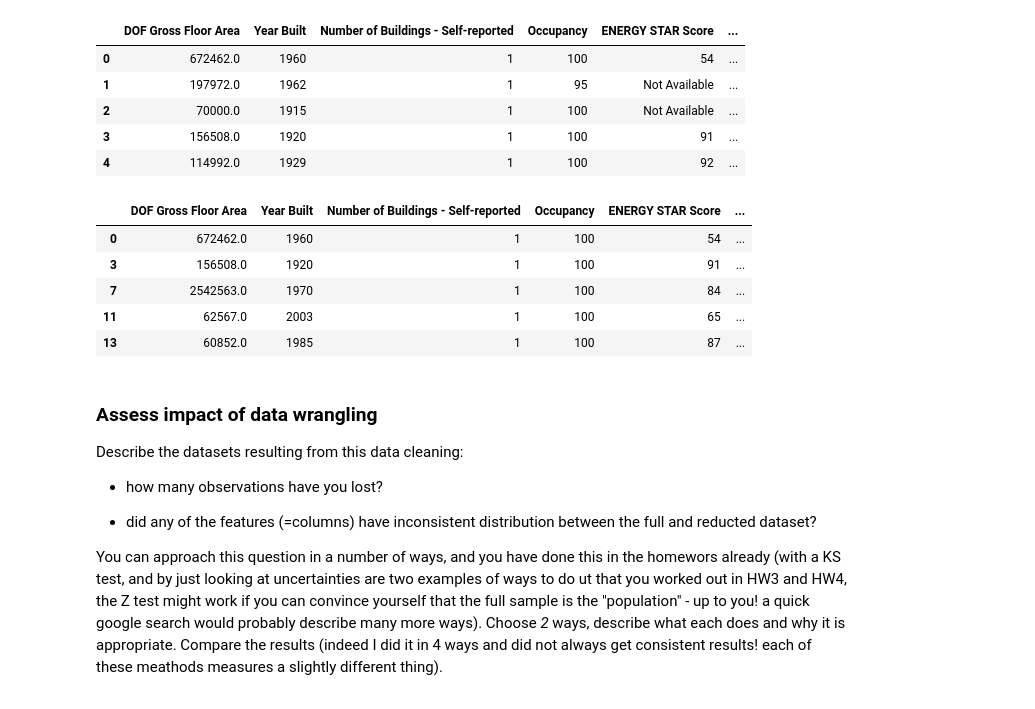
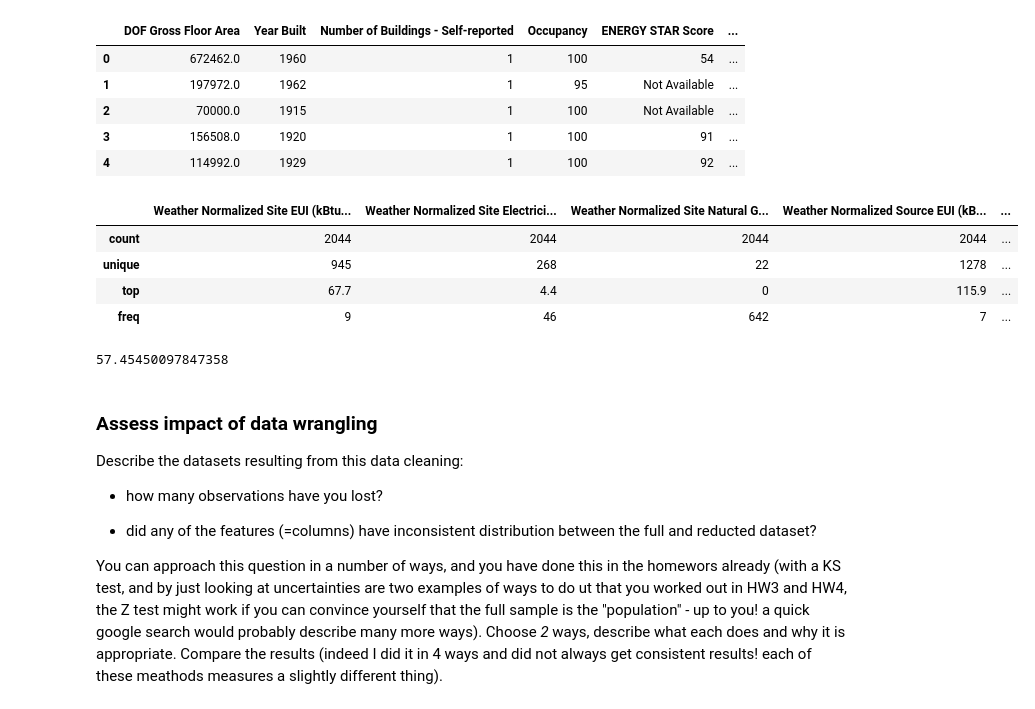
Before and after one commit to samuelmat/DSPS_tFessaras, a Jupyter notebook: HW5/BuildingsEnergyOwners.ipynb, the cells around one changed output. Saved outputs shown, nothing was run; the diff lists cells and outputs as text; code cells hidden in the pictures.

```diff
--- a/HW5/BuildingsEnergyOwners.ipynb
+++ b/HW5/BuildingsEnergyOwners.ipynb
@@ -128,16 +134,23 @@ saved_extracted.head()
 # %%
 file = open("columns.txt", 'r')
 for line in file:
-  extracted = extracted[extracted[line.rstrip()]!= "Not Available"]
+  extracted = extracted[(extracted[line.rstrip()]!= "Not Available")]
+extracted.dropna(inplace = True)
-# %%
-extracted.head()
-# %% [output]
-|  | DOF Gross Floor Area | Year Built | Number of Buildings - Self-reported | Occupancy | ENERGY STAR Score | ... |
-| 0 | 672462.0 | 1960 | 1 | 100 | 54 | ... |
-| 3 | 156508.0 | 1920 | 1 | 100 | 91 | ... |
-| 7 | 2542563.0 | 1970 | 1 | 100 | 84 | ... |
-| 11 | 62567.0 | 2003 | 1 | 100 | 65 | ... |
-| 13 | 60852.0 | 1985 | 1 | 100 | 87 | ... |
+# %%
+extracted = extracted.reset_index(drop=True)
+# %%
+extracted.describe(include = ["O"])
+#extracted['ENERGY STAR Score'] = pd.to_numeric(extracted['ENERGY STAR Score'],errors='coerce')
+# %% [output]
+|  | Weather Normalized Site EUI (kBtu... | Weather Normalized Site Electrici... | Weather Normalized Site Natural G... | Weather Normalized Source EUI (kB... | ... |
+| count | 2044 | 2044 | 2044 | 2044 | ... |
+| unique | 945 | 268 | 22 | 1278 | ... |
+| top | 67.7 | 4.4 | 0 | 115.9 | ... |
+| freq | 9 | 46 | 642 | 7 | ... |
+# %%
+print(extracted["ENERGY STAR Score"].mean())
+# %% [output]
+57.45450097847358
 # %% [markdown]
 ### Assess impact of data wrangling
 Describe the  datasets resulting from this data cleaning:
```
Also changed, not shown: parts of 9 cells of this notebook.
